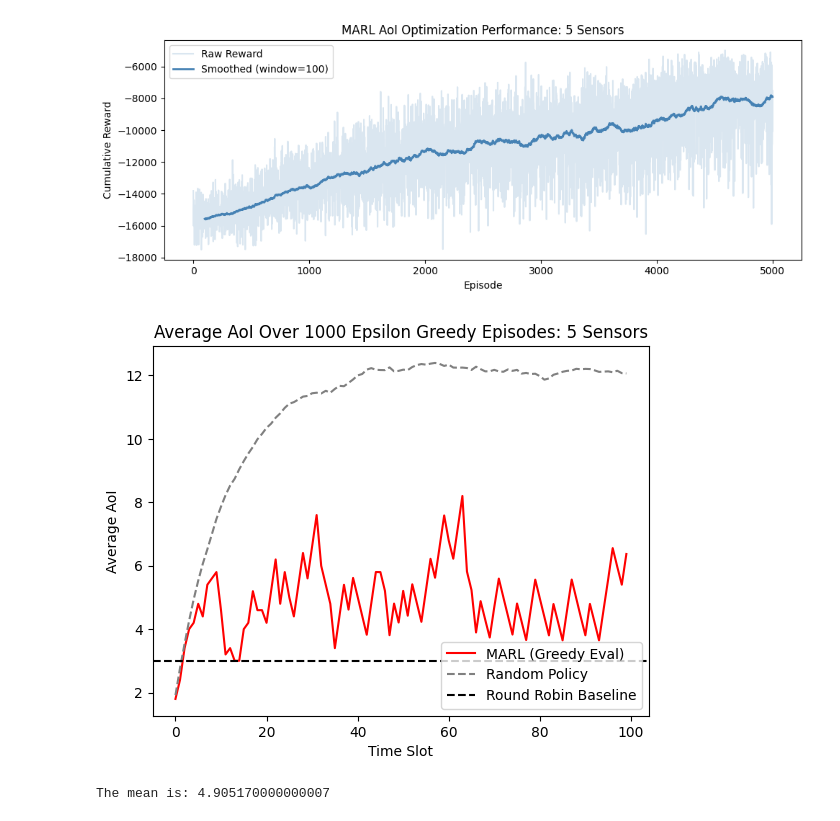
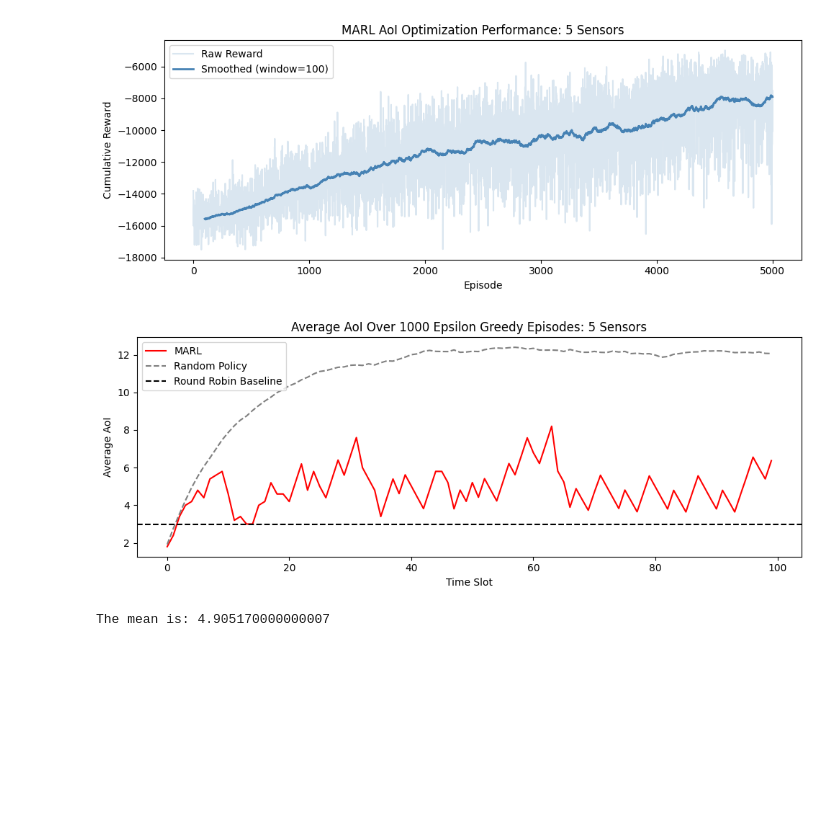
Before and after one commit to araji191/marl-aoi-sensor-network, a Jupyter notebook: eval.ipynb, the cells around one changed output. Drawn from its saved outputs; the diff is of its cells as text; code cells hidden in the pictures; blank space fills up the shorter version.

Commit message:
updated visual

```diff
--- a/eval.ipynb
+++ b/eval.ipynb
@@ -78,17 +78,19 @@ plt.show()
 # %%
 baseline = (NUM_SENSORS + 1) / 2
 
-plt.plot(avg_aoi,        label="MARL (Greedy Eval)", color="red")
+plt.figure(figsize=(10, 4))
+plt.plot(avg_aoi,        label="MARL", color="red")
 plt.plot(avg_aoi_random, label="Random Policy", color="grey", linestyle="--")
 plt.axhline(y=baseline,  label="Round Robin Baseline", color="black", linestyle="--")
 
 plt.title(f"Average AoI Over {num_eval_episodes} Epsilon Greedy Episodes: {network.num_sensors} Sensors")
 plt.xlabel("Time Slot")
 plt.ylabel("Average AoI")
 plt.legend()
+plt.tight_layout()
 plt.show()
 # %% [output]
-[figure, old version]
+[figure, new version]
 # %%
 mean_aoi = sum(avg_aoi) / len(avg_aoi)
 print(f"The mean is: {mean_aoi}")
```
